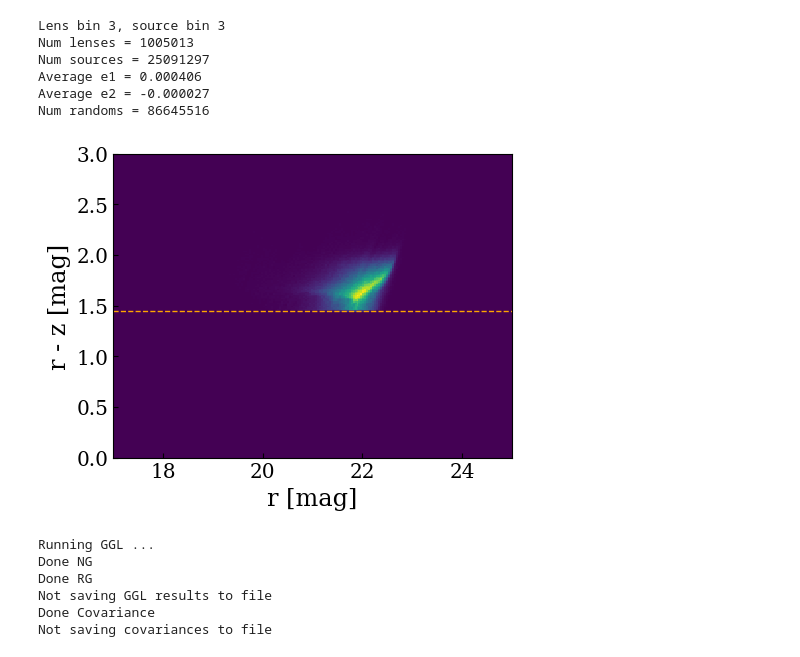
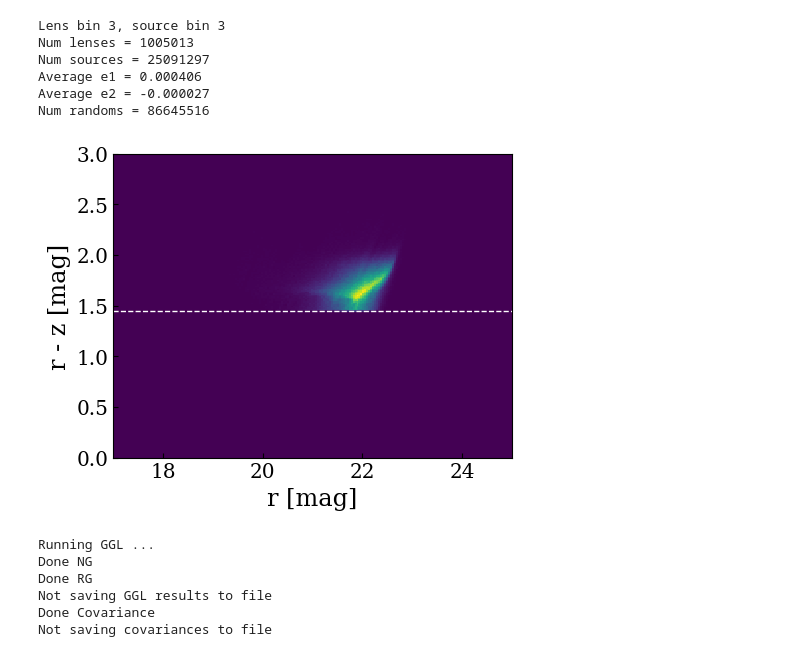
Before and after one commit to des-science/y6kp-ggl-measurements, a Jupyter notebook: examples_run.ipynb, the cells around one changed output. Drawn from its saved outputs; the diff is of its cells as text; code cells hidden in the pictures.

```diff
--- a/examples_run.ipynb
+++ b/examples_run.ipynb
@@ -188,16 +232,16 @@ Num randoms = 86645516
 # %%
 fig = plt.figure(figsize=(5, 4))
 
 plt.hist2d(mag_r, mag_r-mag_z, bins=200, range=([17,25],[0,3]))
-plt.hlines(color_cuts[l_zbin], 17, 25, color='orange', ls='--', lw=1)
+plt.hlines(color_cuts[l_zbin], 17, 25, color='white', ls='--', lw=1)
 plt.xlabel('r [mag]')
 plt.ylabel('r - z [mag]')
 
 plt.tight_layout()
 fig.patch.set_alpha(1.0)
 plt.show()
 # %% [output]
-[figure, old version]
+[figure, new version]
 # %%
 theta_lims = [0.25, 250.]
 ang_nbins = 30
```
Also changed, not shown: parts of 3 cells of this notebook.
